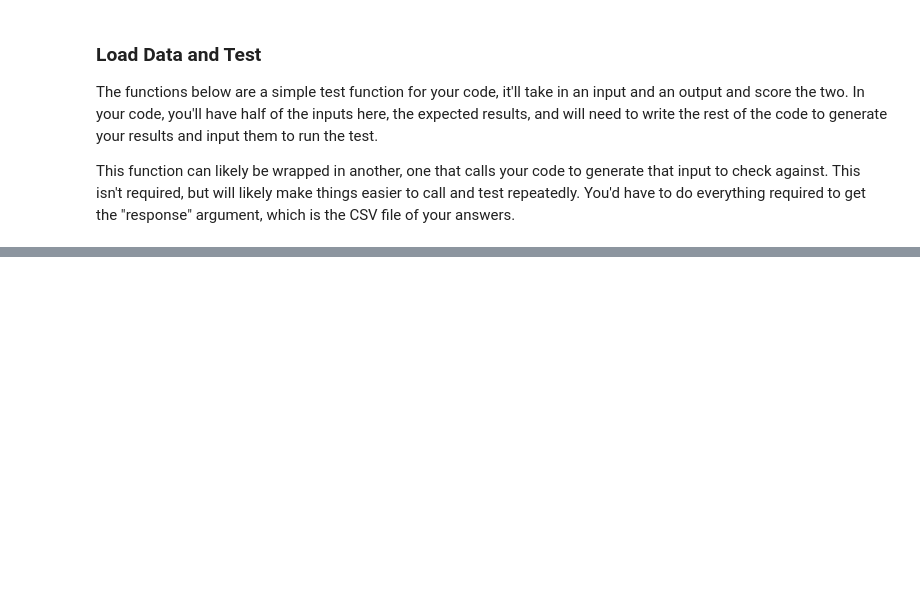
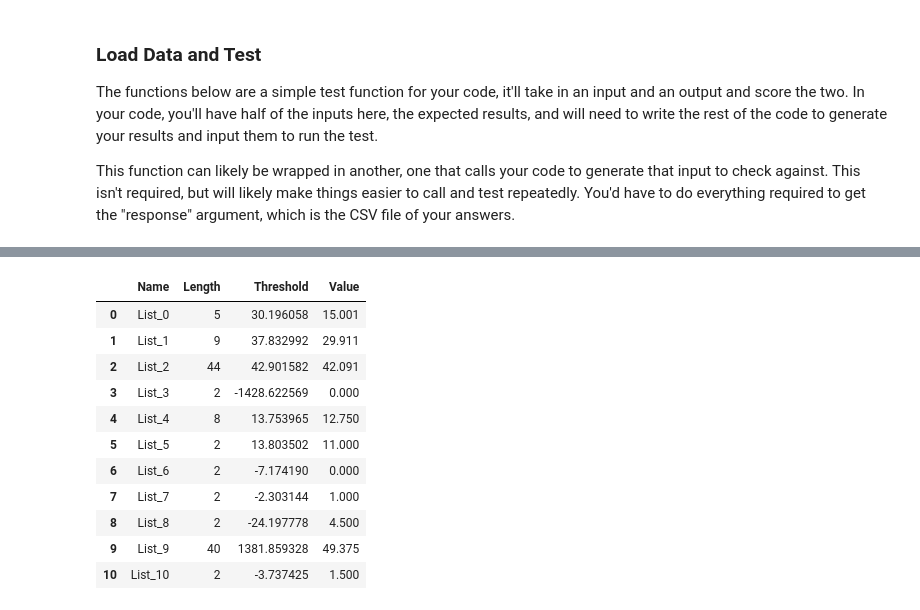
Before and after one commit to RJFrost/Programming_Basics_ML_Asn2_Students, a Jupyter notebook: assignment_2_start.ipynb, the cells around one changed output, grey strips where cells are left out. Drawn from its saved outputs; the diff is of its cells as text; code cells hidden in the pictures; blank space fills up the shorter version.

```diff
--- a/assignment_2_start.ipynb
+++ b/assignment_2_start.ipynb
@@ -278,0 +321,17 @@ tests
+# %%
+data = pd.read_csv('output.csv')
+
+data.head(11)
+# %% [output]
+|  | Name | Length | Threshold | Value |
+| 0 | List_0 | 5 | 30.196058 | 15.001 |
+| 1 | List_1 | 9 | 37.832992 | 29.911 |
+| 2 | List_2 | 44 | 42.901582 | 42.091 |
+| 3 | List_3 | 2 | -1428.622569 | 0.000 |
+| 4 | List_4 | 8 | 13.753965 | 12.750 |
+| 5 | List_5 | 2 | 13.803502 | 11.000 |
+| 6 | List_6 | 2 | -7.174190 | 0.000 |
+| 7 | List_7 | 2 | -2.303144 | 1.000 |
+| 8 | List_8 | 2 | -24.197778 | 4.500 |
+| 9 | List_9 | 40 | 1381.859328 | 49.375 |
+| 10 | List_10 | 2 | -3.737425 | 1.500 |
```
Also changed, not shown: parts of 15 cells of this notebook.
